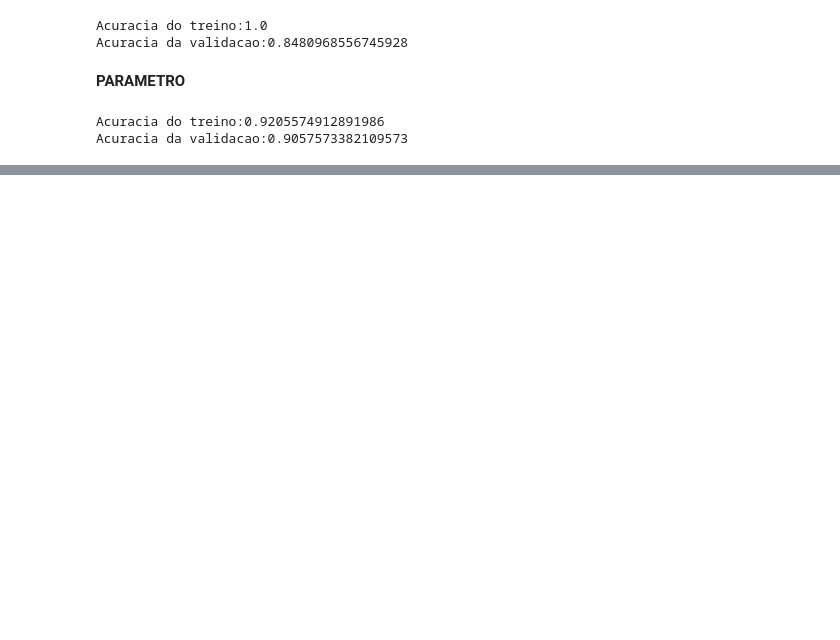
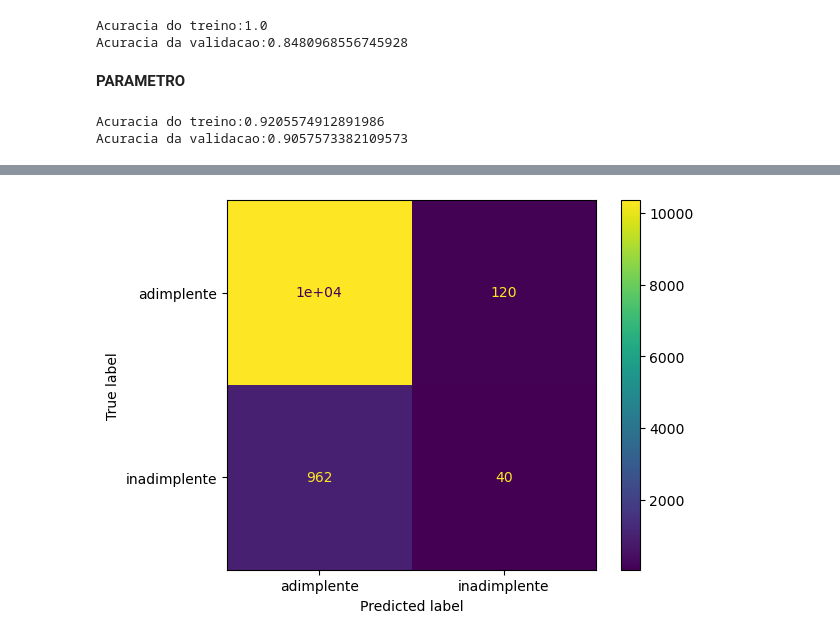
Before and after one commit to emersonsantosgithub/risk-model-inadimplencia, a Jupyter notebook: Projeto.ipynb, the cells around one changed output, grey strips where cells are left out. Cells and saved outputs as stored; diff of their text form; code cells hidden in the pictures; blank space fills up the shorter version.

```diff
--- a/Projeto.ipynb
+++ b/Projeto.ipynb
@@ -79,0 +78,5 @@ Acuracia da validacao:0.9057573382109573
+# %%
+visualizao = ConfusionMatrixDisplay(confusion_matrix=matriz_confusao, display_labels=['adimplente','inadimplente'])
+visualizao.plot();
+# %% [output]
+[figure, added]
```
Also changed, not shown: parts of 4 cells of this notebook.
